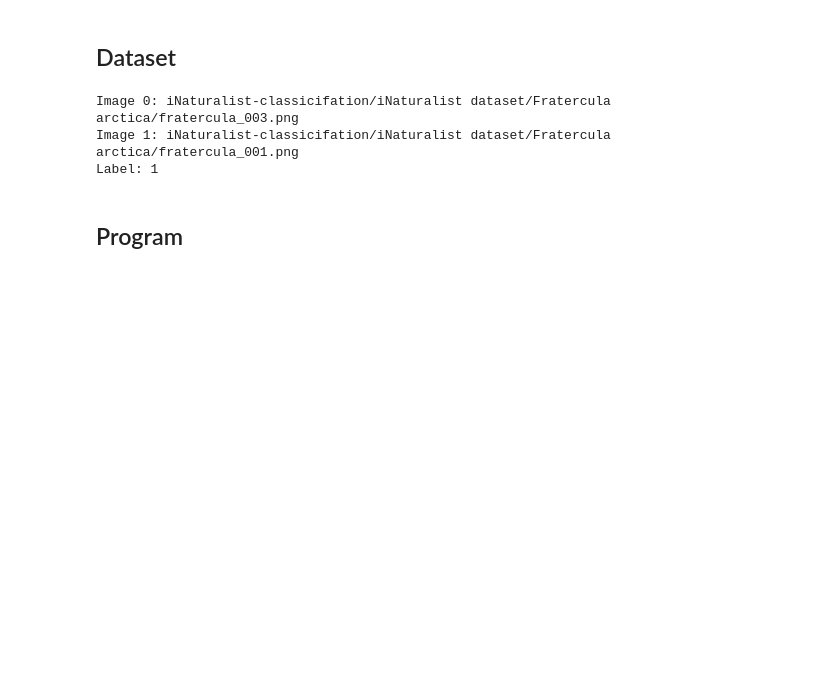
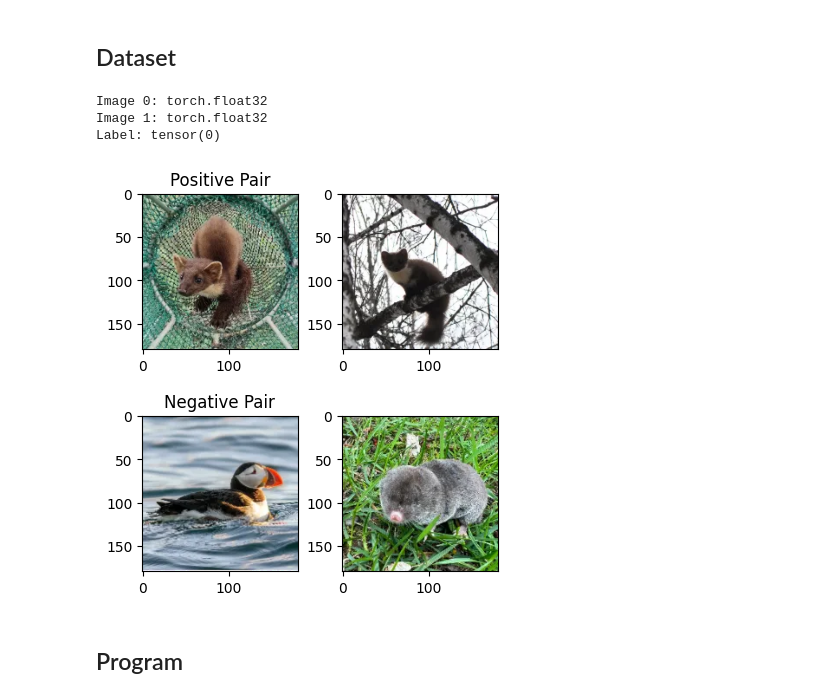
Before and after one commit to mirna-k/iNaturalist-classicifation, a Jupyter notebook: main.ipynb, the cells around one changed output. Drawn from its saved outputs; the diff is of its cells as text; code cells hidden in the pictures; blank space fills up the shorter version.

Commit message:
Finish matching dataset

```diff
--- a/main.ipynb
+++ b/main.ipynb
@@ -86,13 +114,48 @@ matched_dataset = MatchedDataset('iNaturalist-classicifation/iNaturalist dataset
 
 image0, image1, label = matched_dataset[0]  # Get the first sample in the dataset
 
-print("Image 0:", image0)
-print("Image 1:", image1)
+print("Image 0:", image0.dtype)
+print("Image 1:", image1.dtype)
 print("Label:", label)
 # %% [output]
-Image 0: iNaturalist-classicifation/iNaturalist dataset/Fratercula arctica/fratercula_003.png
-Image 1: iNaturalist-classicifation/iNaturalist dataset/Fratercula arctica/fratercula_001.png
-Label: 1
+Image 0: torch.float32
+Image 1: torch.float32
+Label: tensor(0)
+# %%
+data_loader = DataLoader(matched_dataset, batch_size=6, shuffle=True)
+
+fig = plt.figure(constrained_layout=True, figsize=(4, 2.2*2))
+subfigs = fig.subfigures(nrows=2, ncols=1)
+
+for i in range(2):
+  data = None
+  while data is None or data[2][i].unsqueeze(0) == i:
+    data = next(iter(data_loader))
+
+  data_inputs1 = data[0][i].unsqueeze(0)
+  data_inputs2 = data[1][i].unsqueeze(0)
+  data_labels = data[2][i].unsqueeze(0)
+
+  data_inputs1 = data_inputs1.to(device)
+  data_inputs2 = data_inputs2.to(device)
+  data_labels = data_labels.to(device)
+
+  subfig = subfigs[i]
+
+  ax = subfig.subplots(nrows=1, ncols=2)
+  img1_ = data_inputs1[0].cpu().numpy().transpose(1, 2, 0)
+  ax[0].imshow(img1_)
+  img2_ = data_inputs2[0].cpu().numpy().transpose(1, 2, 0)
+  ax[1].imshow(img2_)
+
+  if i == 0:
+    ax[0].set_title('Positive Pair')
+  else:
+    ax[0].set_title('Negative Pair')
+
+plt.show()
+# %% [output]
+[figure, added]
 # %% [markdown]
 ## Program
 # %%
```
Also changed, not shown: parts of 3 cells of this notebook.
